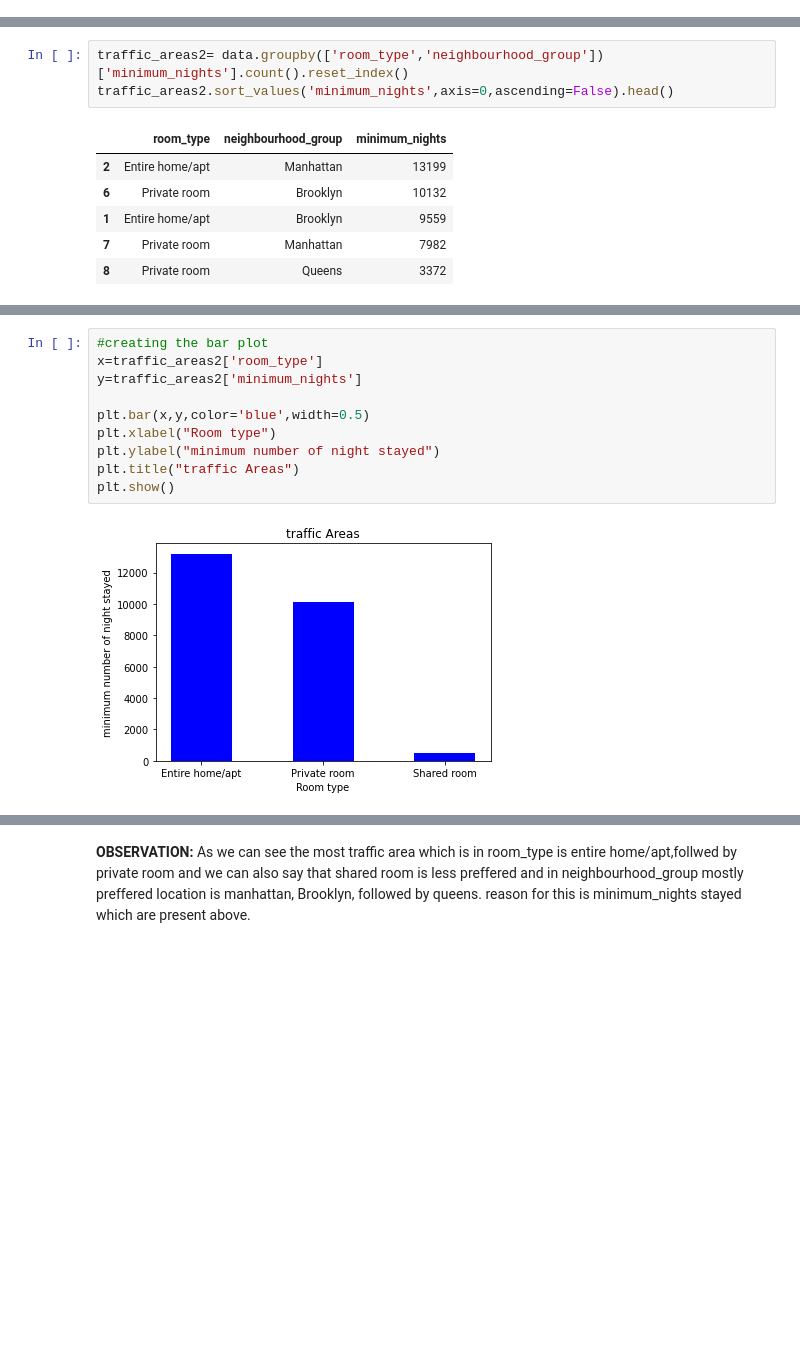
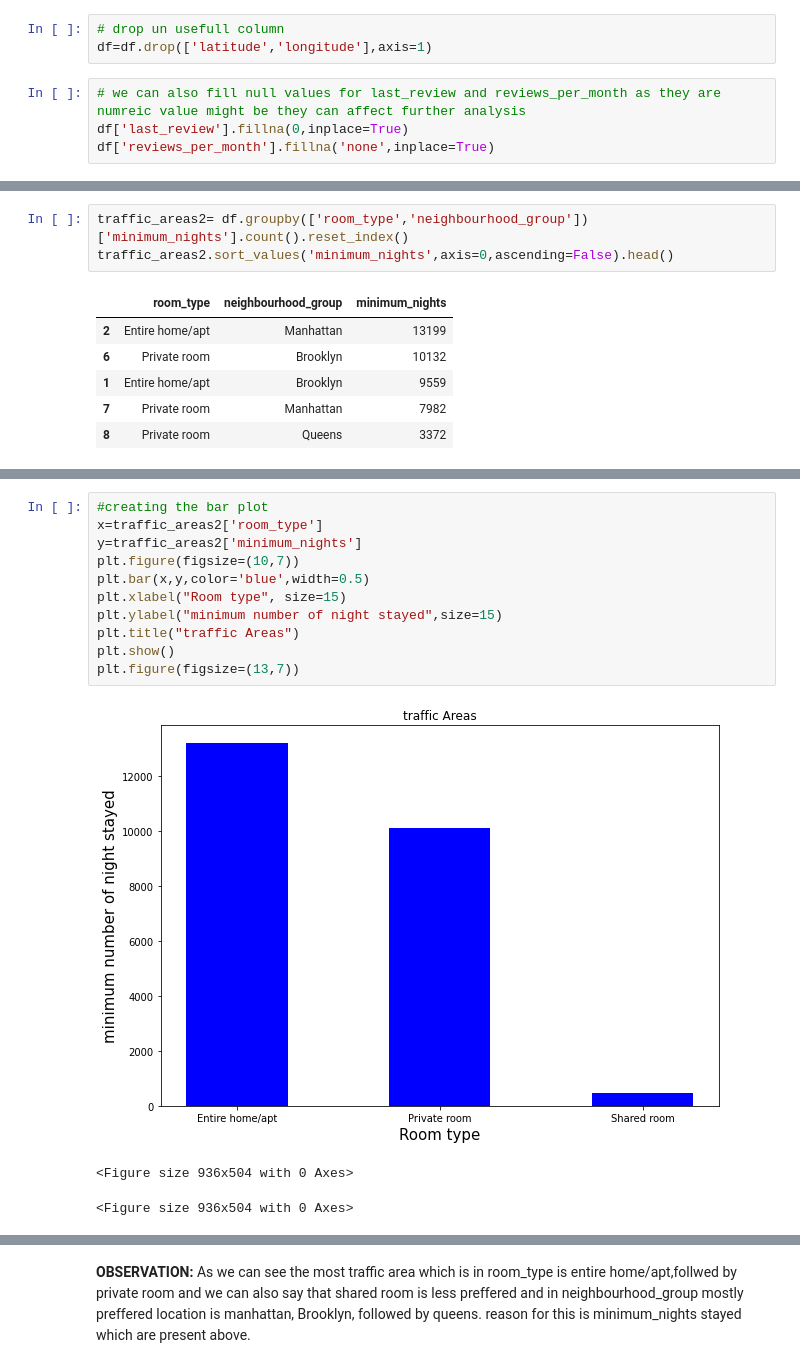
Before and after one commit to iamnaveenk/EDA_project_Airbnb, a Jupyter notebook: EDA_project_airbnb.ipynb, the cells around one changed output, grey strips where cells are left out. Cells and saved outputs as stored; diff of their text form; blank space fills up the shorter version.

```diff
--- a/EDA_project_airbnb.ipynb
+++ b/EDA_project_airbnb.ipynb
@@ -258,4 +368,11 @@ reviews_per_month                 10052
 calculated_host_listings_count        0
 availability_365                      0
 dtype: int64
+# %%
+# drop un usefull column
+df=df.drop(['latitude','longitude'],axis=1)
+# %%
+# we can also fill null values for last_review and reviews_per_month as they are numreic value might be they can affect further analysis
+df['last_review'].fillna(0,inplace=True)
+df['reviews_per_month'].fillna('none',inplace=True)
 # %%
@@ -501,7 +663,7 @@ Most Busiest room_type is Entire Home/apt and neighbourhood group is Manhattan b
 # %% [markdown]
 **4. Is there any noticeable difference of traffic among different areas and what could be the reason for it?**
 # %%
-traffic_areas2= data.groupby(['room_type','neighbourhood_group'])['minimum_nights'].count().reset_index()
+traffic_areas2= df.groupby(['room_type','neighbourhood_group'])['minimum_nights'].count().reset_index()
 traffic_areas2.sort_values('minimum_nights',axis=0,ascending=False).head()
 # %% [output]
 |  | room_type | neighbourhood_group | minimum_nights |
@@ -543,15 +705,18 @@ traffic_areas3.sort_values('price',axis=0,ascending=False).head(25)
 # %%
 #creating the bar plot
 x=traffic_areas2['room_type']
 y=traffic_areas2['minimum_nights']
-
+plt.figure(figsize=(10,7))
 plt.bar(x,y,color='blue',width=0.5)
-plt.xlabel("Room type")
-plt.ylabel("minimum number of night stayed")
+plt.xlabel("Room type", size=15)
+plt.ylabel("minimum number of night stayed",size=15)
 plt.title("traffic Areas")
 plt.show()
+plt.figure(figsize=(13,7))
 # %% [output]
-[figure, old version]
+[figure, new version]
+<Figure size 936x504 with 0 Axes>
+<Figure size 936x504 with 0 Axes>
 # %%
 x=traffic_areas2['neighbourhood_group']
 y=traffic_areas2['minimum_nights']
```
Also changed, not shown: parts of 81 cells of this notebook.
